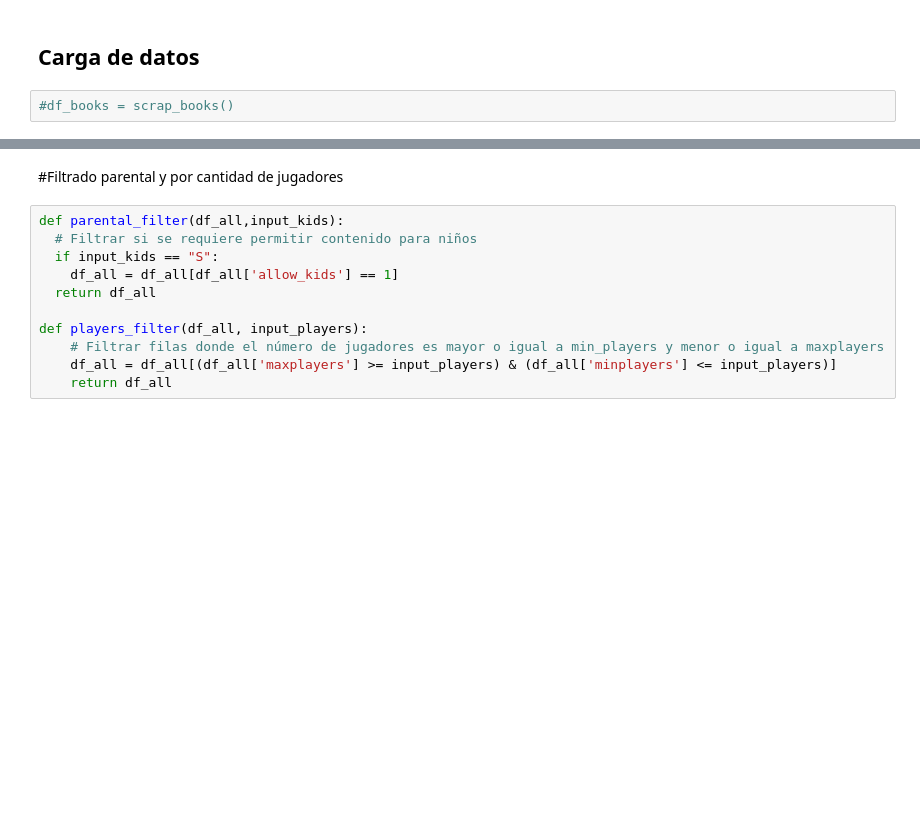
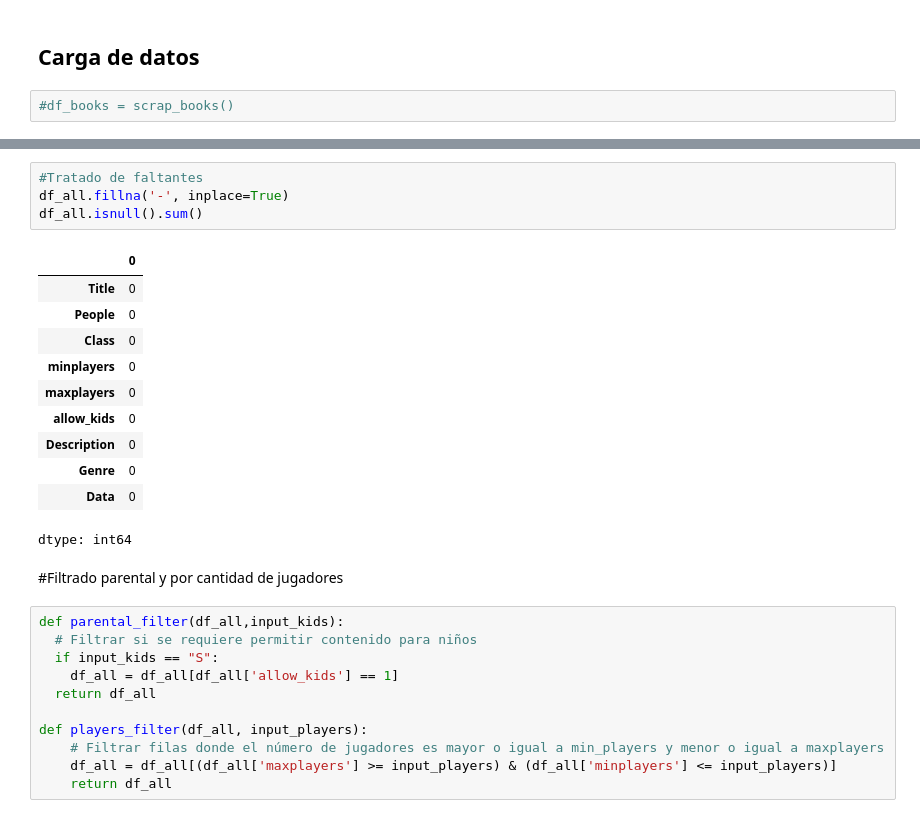
Before and after one commit to juliangg17/NLP-Garc-a-Herrera, a Jupyter notebook: NLP_TP_1.ipynb, the cells around one changed output, grey strips where cells are left out. Drawn from its saved outputs; the diff is of its cells as text; blank space fills up the shorter version.

```diff
--- a/NLP_TP_1.ipynb
+++ b/NLP_TP_1.ipynb
@@ -325,3 +335,19 @@ df_all.head()
+# %%
+#Tratado de faltantes
+df_all.fillna('-', inplace=True)
+df_all.isnull().sum()
+# %% [output]
+|  | 0 |
+| Title | 0 |
+| People | 0 |
+| Class | 0 |
+| minplayers | 0 |
+| maxplayers | 0 |
+| allow_kids | 0 |
+| Description | 0 |
+| Genre | 0 |
+| Data | 0 |
+dtype: int64
 # %% [markdown]
 #Filtrado parental y por cantidad de jugadores
 # %%
```
Also changed, not shown: parts of 22 cells of this notebook.
